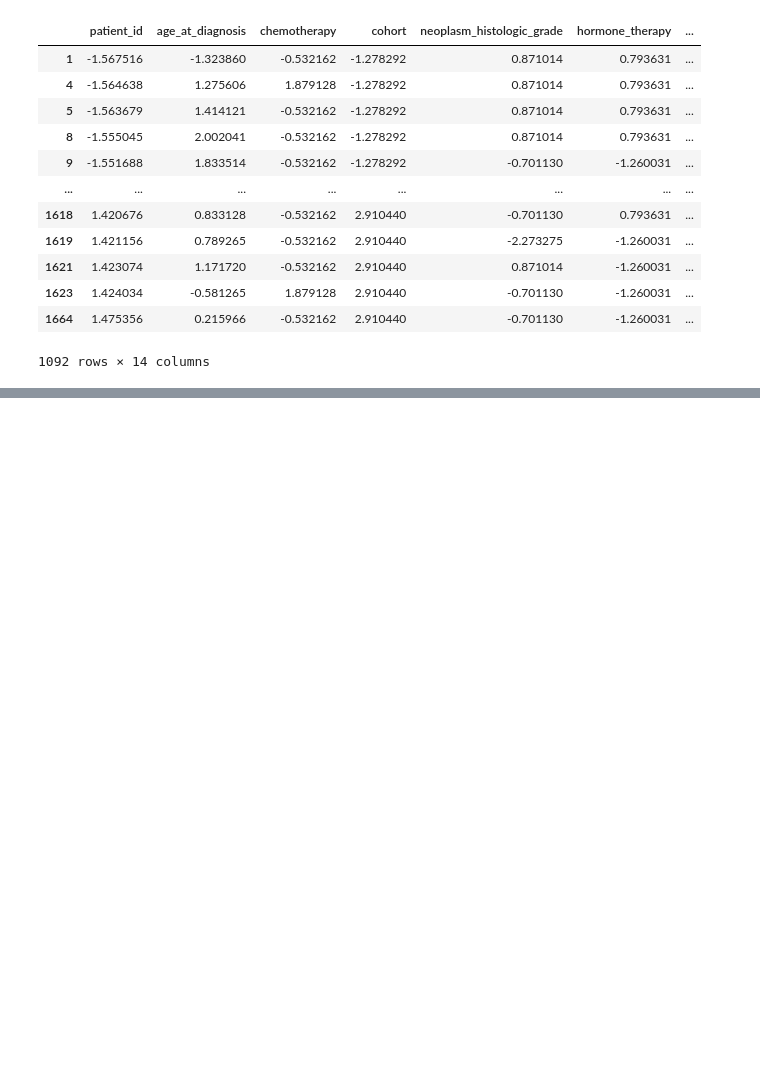
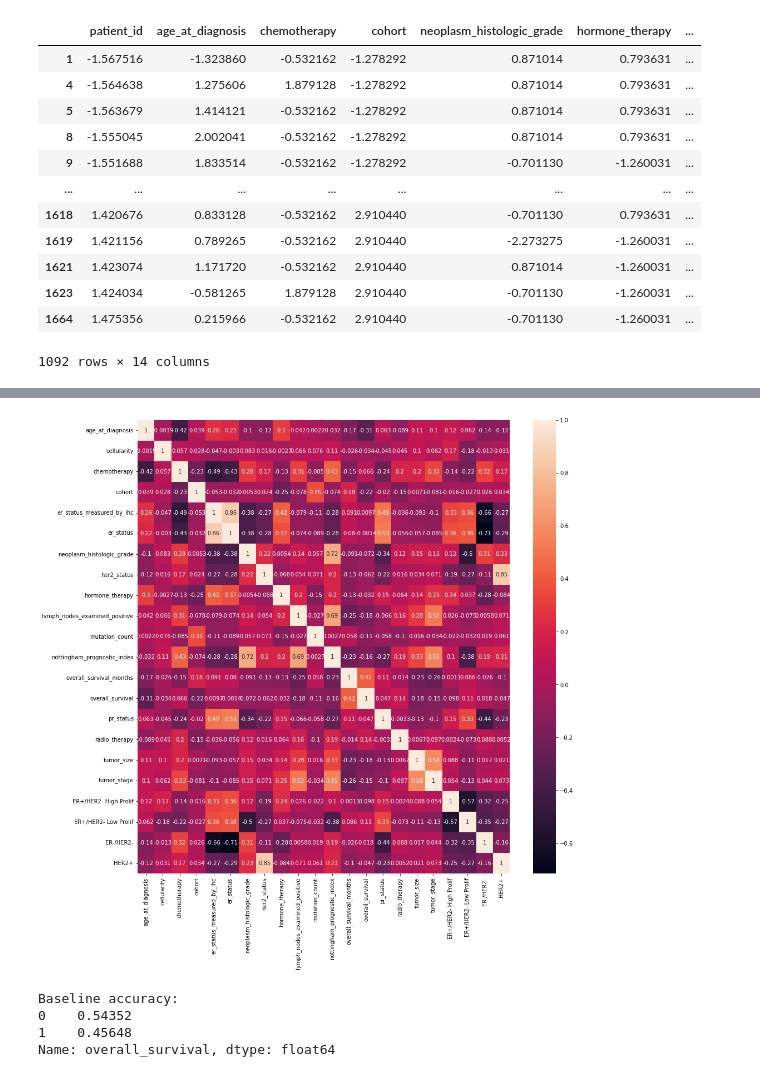
Before and after one commit to AhmadrezaHadi/Data-Mining-Project, a Jupyter notebook: METABRIC.ipynb, the cells around one changed output, grey strips where cells are left out. Saved outputs shown, nothing was run; the diff lists cells and outputs as text; code cells hidden in the pictures; blank space fills up the shorter version.

```diff
--- a/METABRIC.ipynb
+++ b/METABRIC.ipynb
@@ -199,3 +199,20 @@ to_standard(df)
 | 1623 | 1.424034 | -0.581265 | 1.879128 | 2.910440 | -0.701130 | -1.260031 | ... |
 | 1664 | 1.475356 | 0.215966 | -0.532162 | 2.910440 | -0.701130 | -1.260031 | ... |
 1092 rows × 14 columns
+# %%
+df = pd.DataFrame(df_zscore)
+# %%
+# Convert Categorical Data to Numerical
+df['pr_status'] = np.where(df["pr_status"] == 'Positive', 1, -1)
+df['er_status'] = np.where(df["er_status"] == 'Positive', 1, -1)
+df['her2_status'] = np.where(df["her2_status"] == 'Positive', 1, -1)
+df['er_status_measured_by_ihc'] = np.where(df['er_status_measured_by_ihc'] == 'Positve', 1, -1)
+df['cellularity'] = np.select([df['cellularity'] == 'High', df['cellularity'] == 'Moderate', df['cellularity'] == 'Low'], [2, 1, 0])
+
+one_hot = pd.get_dummies(df['3-gene_classifier_subtype'])
+df.drop(['3-gene_classifier_subtype'], axis=1, inplace=True)
+df = df.join(one_hot)
+# %%
+df = df.drop(['patient_id', 'type_of_breast_surgery', 'cancer_type', 'cancer_type_detailed',
+        'pam50_+_claudin-low_subtype', 'tumor_other_histologic_subtype', 'her2_status_measured_by_snp6', 'inferred_menopausal_state',
+        'death_from_cancer', 'oncotree_code', 'integrative_cluster', 'primary_tumor_laterality'], axis=1)
@@ -201,0 +259,5 @@ to_standard(df)
+# %%
+plt.figure(figsize=(15,15))
+sns.heatmap(df.corr(),annot=True);
+# %% [output]
+[figure, added]
@@ -201,0 +269,8 @@ to_standard(df)
+# %%
+print('Baseline accuracy:' )
+print(df["overall_survival"].value_counts()/df["overall_survival"].count())
+# %% [output]
+Baseline accuracy:
+0    0.54352
+1    0.45648
+Name: overall_survival, dtype: float64
```
Also changed, not shown: parts of 12 cells of this notebook.
